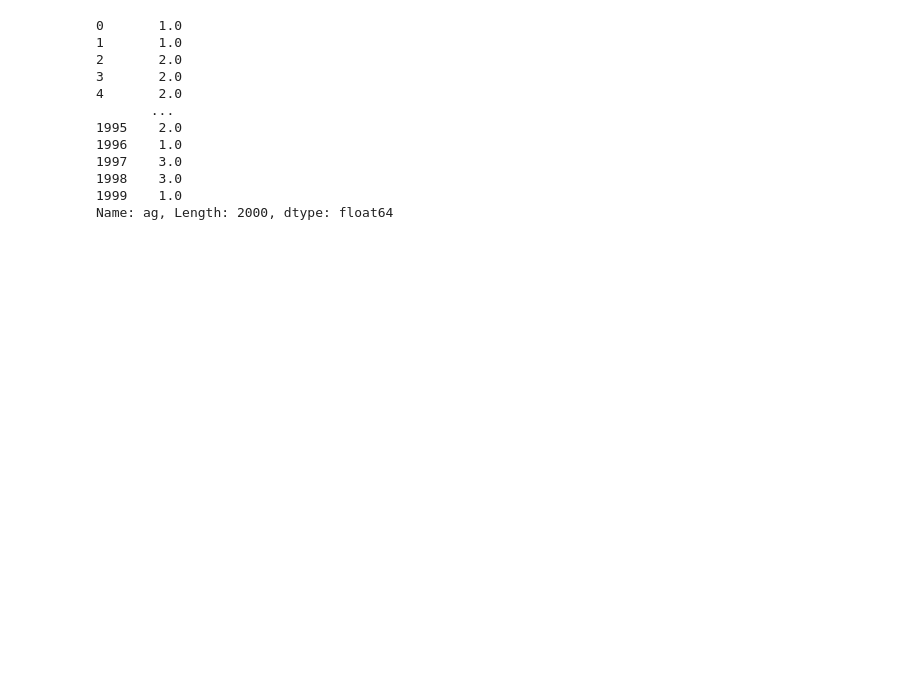
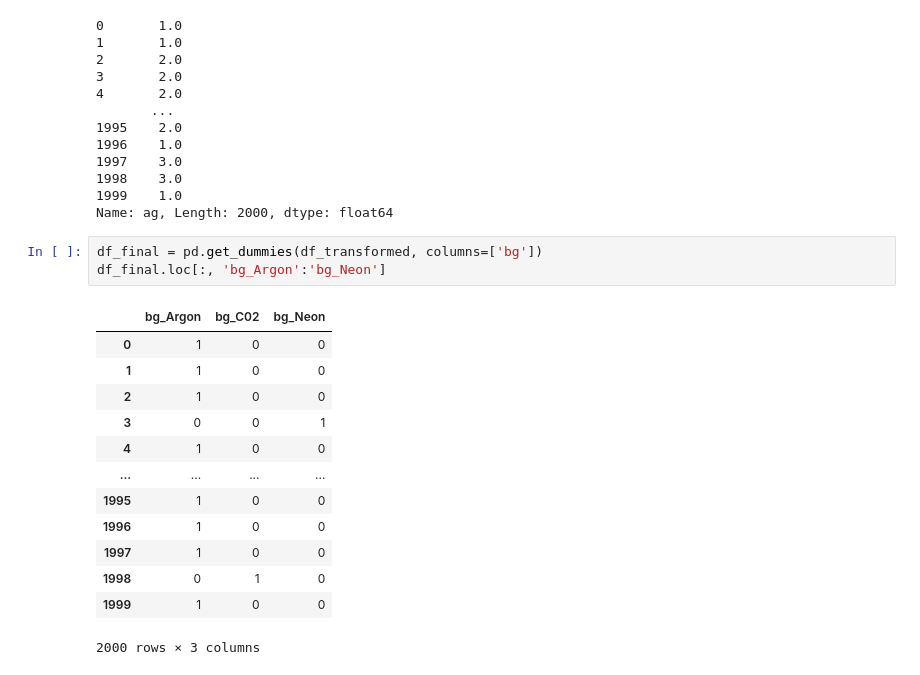
Before and after one commit to lao8n/oxford_classical_machine_learning, a Jupyter notebook: 01 - Feature Engineering/class.ipynb, the cells around one changed output. Cells and saved outputs as stored; diff of their text form; blank space fills up the shorter version.

```diff
--- a/01 - Feature Engineering/class.ipynb
+++ b/01 - Feature Engineering/class.ipynb
@@ -411,3 +411,20 @@ print(df_transformed['ag'])
 1998    3.0
 1999    1.0
 Name: ag, Length: 2000, dtype: float64
+# %%
+df_final = pd.get_dummies(df_transformed, columns=['bg'])
+df_final.loc[:, 'bg_Argon':'bg_Neon']
+# %% [output]
+|  | bg_Argon | bg_C02 | bg_Neon |
+| 0 | 1 | 0 | 0 |
+| 1 | 1 | 0 | 0 |
+| 2 | 1 | 0 | 0 |
+| 3 | 0 | 0 | 1 |
+| 4 | 1 | 0 | 0 |
+| ... | ... | ... | ... |
+| 1995 | 1 | 0 | 0 |
+| 1996 | 1 | 0 | 0 |
+| 1997 | 1 | 0 | 0 |
+| 1998 | 0 | 1 | 0 |
+| 1999 | 1 | 0 | 0 |
+2000 rows × 3 columns
```
Also changed, not shown: parts of 4 cells of this notebook.
